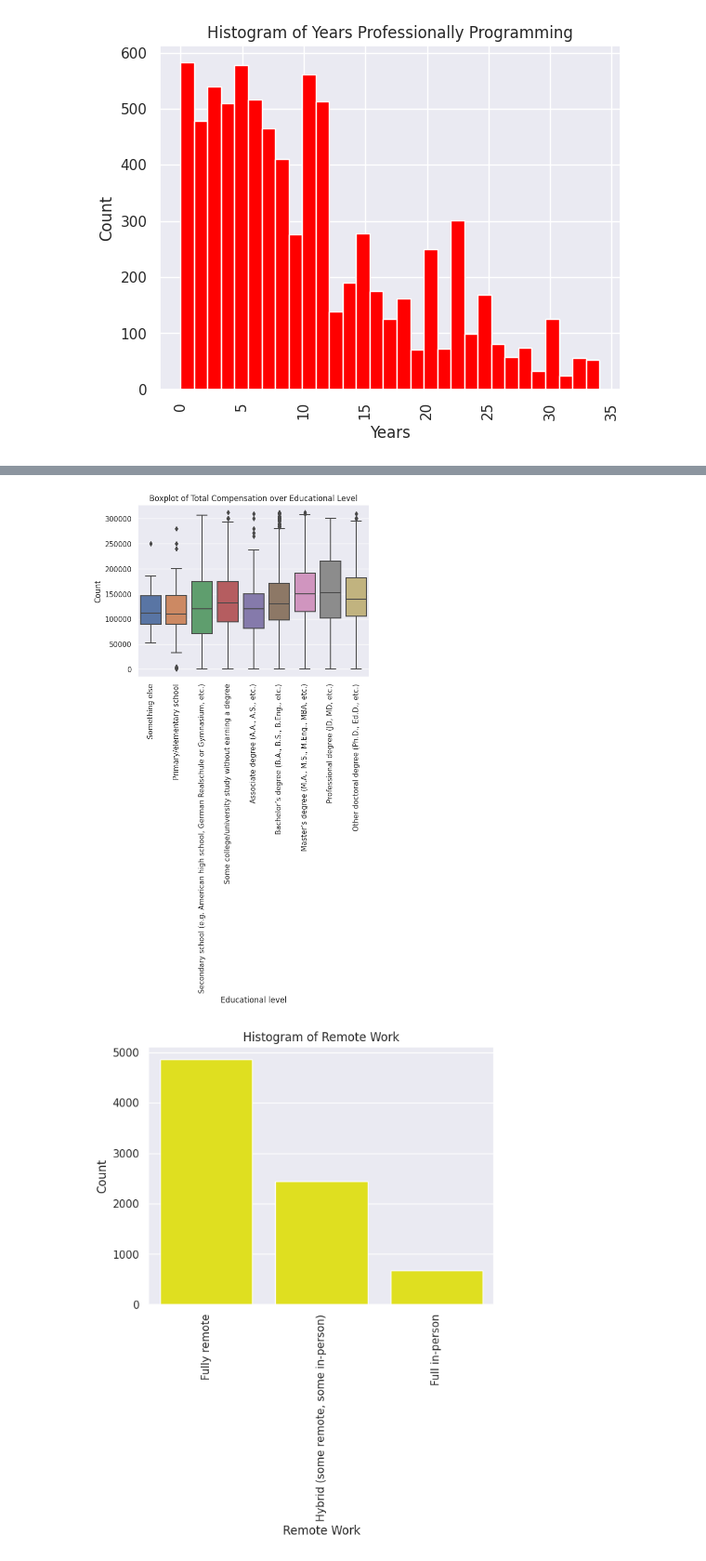
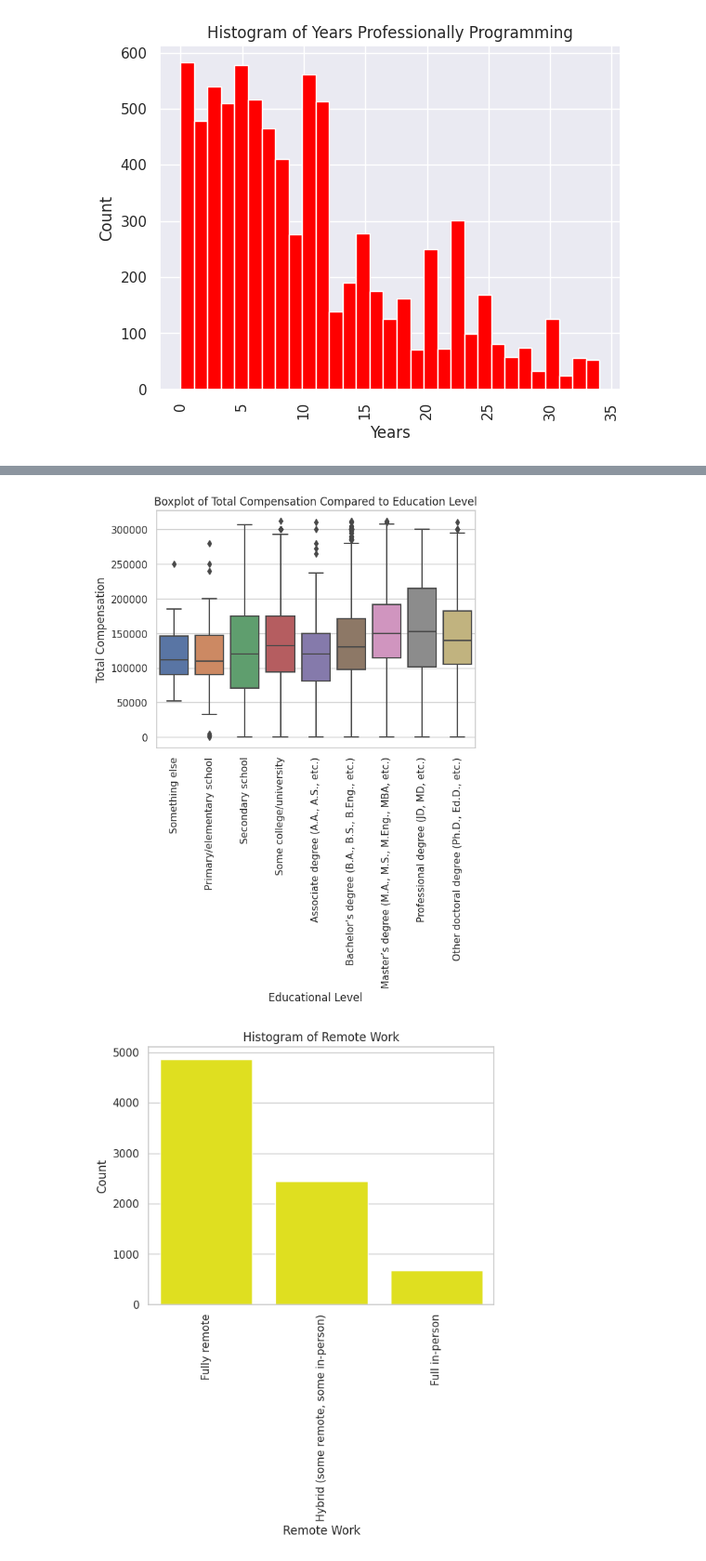
Before and after one commit to dsklnr/Predicting_Salaries_of_Technical_Individuals, a Jupyter notebook: Final_Predicting_Salaries.ipynb, the cells around one changed output, grey strips where cells are left out. Shown at 93% size. Drawn from its saved outputs; the diff is of its cells as text; code cells hidden in the pictures.

```diff
--- a/Final_Predicting_Salaries.ipynb
+++ b/Final_Predicting_Salaries.ipynb
@@ -364,9 +392,15 @@ plt.show()
 # %%
 # Order education level
+index_to_rename = removed_outliers[removed_outliers['EdLevel'] == "Secondary school (e.g. American high school, German Realschule or Gymnasium, etc.)"].index
+removed_outliers.loc[index_to_rename, 'EdLevel'] = 'Secondary school'
+
+index_to_rename = removed_outliers[removed_outliers['EdLevel'] == "Some college/university study without earning a degree"].index
+removed_outliers.loc[index_to_rename, 'EdLevel'] = 'Some college/university'
+
 educ_order = ["Something else",
               "Primary/elementary school",
-              "Secondary school (e.g. American high school, German Realschule or Gymnasium, etc.)",
-              "Some college/university study without earning a degree",
+              "Secondary school",
+              "Some college/university",
               "Associate degree (A.A., A.S., etc.)",
               "Bachelor’s degree (B.A., B.S., B.Eng., etc.)",
               "Master’s degree (M.A., M.S., M.Eng., MBA, etc.)",
@@ -384,0 +419,9 @@ plt.show()
+# %%
+# Create boxplots for CompTotal considering Educational level
+sns.set(style='whitegrid')  # Optional: Set the overall style
+sns.boxplot(data=removed_outliers, y='EdLevel', x='CompTotal', order=educ_order)
+plt.title("Boxplot of Total Compensation Compared to Education Level")
+plt.ylabel("Education Level")
+plt.xlabel("Total Compensation")
+plt.tight_layout()  # Adjust layout
+plt.show()
@@ -385,13 +430,13 @@ plt.show()
 # %%
 # Create boxplots for CompTotal considering Educational level
 sns.boxplot(data = removed_outliers, x = 'EdLevel', y = 'CompTotal',order = educ_order)
 plt.xticks(rotation = 90)
-plt.title("Boxplot of Total Compensation over Educational Level")
-plt.xlabel("Educational level")
-plt.ylabel("Count")
+plt.title("Boxplot of Total Compensation Compared to Education Level")
+plt.xlabel("Educational Level")
+plt.ylabel("Total Compensation")
 plt.show()
 # %% [output]
-[figure, old version]
+[figure, new version]
 # %%
 # Create histogram for remote work type
 sns.countplot(data = removed_outliers, x = "RemoteWork", color = 'yellow')
```
Also changed, not shown: parts of 45 cells of this notebook.
